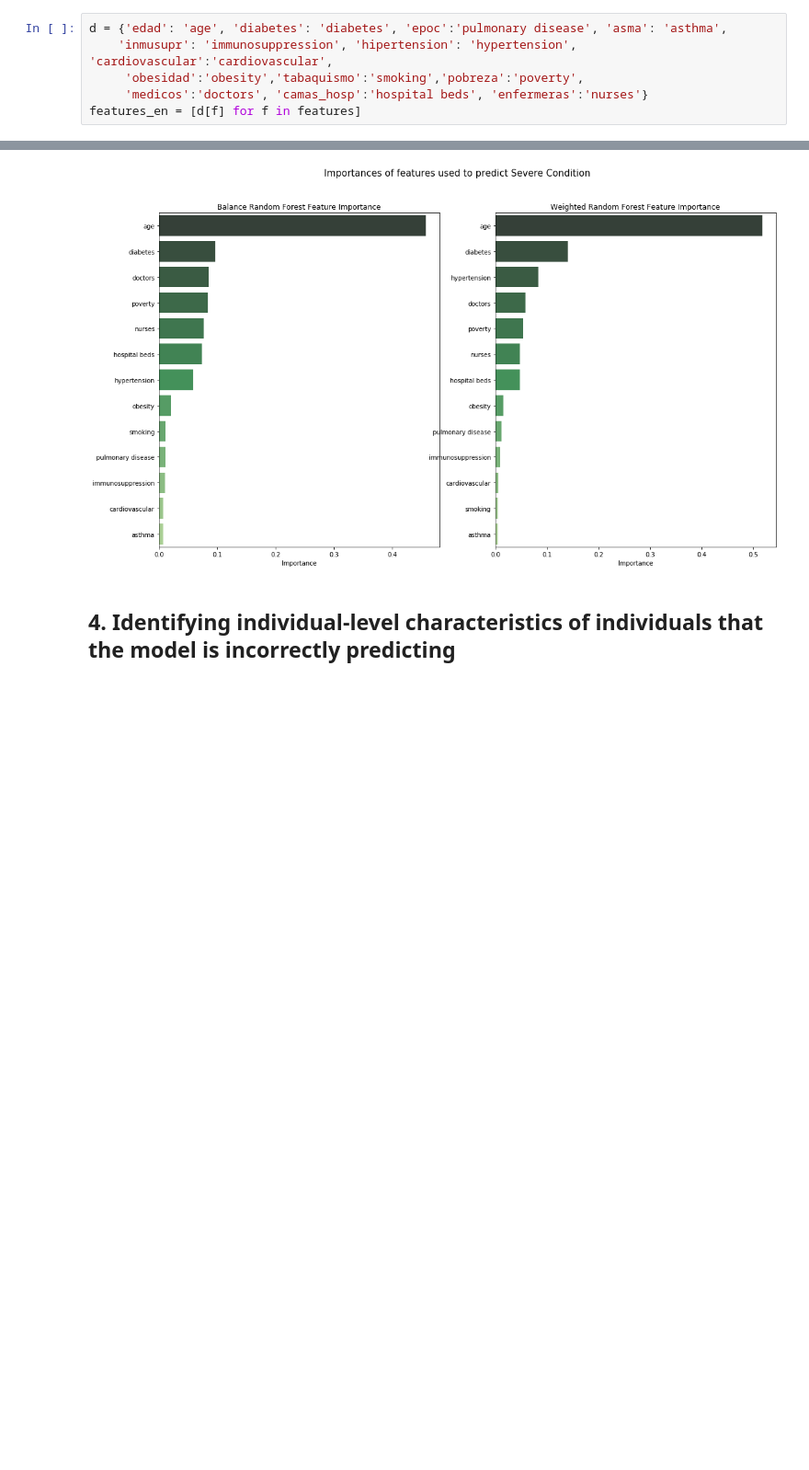
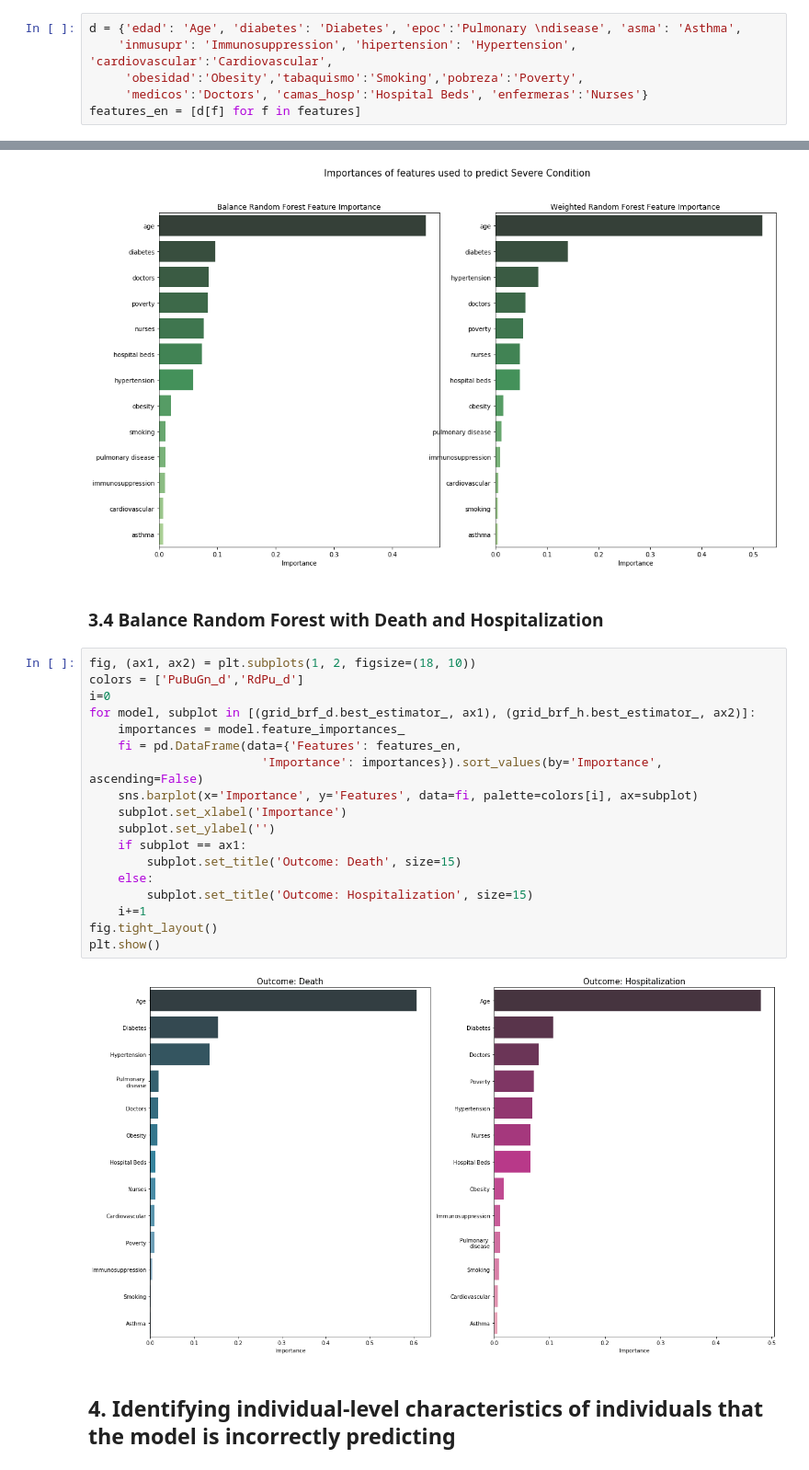
Before and after one commit to ml-project-2020/covid, a Jupyter notebook: Random Forest Model.ipynb, the cells around one changed output, grey strips where cells are left out. Shown at 92% size. Cells and saved outputs as stored; diff of their text form; blank space fills up the shorter version.

```diff
--- a/Random Forest Model.ipynb
+++ b/Random Forest Model.ipynb
@@ -453,10 +453,10 @@ From BalanceRF and Weighted RF models, we show the features' importances to pred
 # %% [markdown]
 ### 3.1 Target Variable: Death
 # %%
-d = {'edad': 'age', 'diabetes': 'diabetes', 'epoc':'pulmonary disease', 'asma': 'asthma',
-    'inmusupr': 'immunosuppression', 'hipertension': 'hypertension', 'cardiovascular':'cardiovascular',
-     'obesidad':'obesity','tabaquismo':'smoking','pobreza':'poverty',
-     'medicos':'doctors', 'camas_hosp':'hospital beds', 'enfermeras':'nurses'}
+d = {'edad': 'Age', 'diabetes': 'Diabetes', 'epoc':'Pulmonary \ndisease', 'asma': 'Asthma',
+    'inmusupr': 'Immunosuppression', 'hipertension': 'Hypertension', 'cardiovascular':'Cardiovascular',
+     'obesidad':'Obesity','tabaquismo':'Smoking','pobreza':'Poverty',
+     'medicos':'Doctors', 'camas_hosp':'Hospital Beds', 'enfermeras':'Nurses'}
 features_en = [d[f] for f in features]
 # %%
 fig, (ax1, ax2) = plt.subplots(1, 2, figsize=(18, 10))
@@ -513,6 +513,28 @@ fig.suptitle('Importances of features used to predict Severe Condition', size=15
 plt.show()
 # %% [output]
 [figure]
+# %% [markdown]
+### 3.4 Balance Random Forest with Death and Hospitalization
+# %%
+fig, (ax1, ax2) = plt.subplots(1, 2, figsize=(18, 10))
+colors = ['PuBuGn_d','RdPu_d']
+i=0
+for model, subplot in [(grid_brf_d.best_estimator_, ax1), (grid_brf_h.best_estimator_, ax2)]:
+    importances = model.feature_importances_
+    fi = pd.DataFrame(data={'Features': features_en,
+                        'Importance': importances}).sort_values(by='Importance', ascending=False)
+    sns.barplot(x='Importance', y='Features', data=fi, palette=colors[i], ax=subplot)
+    subplot.set_xlabel('Importance')
+    subplot.set_ylabel('')
+    if subplot == ax1:
+        subplot.set_title('Outcome: Death', size=15)
+    else:
+        subplot.set_title('Outcome: Hospitalization', size=15)
+    i+=1
+fig.tight_layout()
+plt.show()
+# %% [output]
+[figure, added]
 # %% [markdown]
 ## 4. Identifying individual-level characteristics of individuals that the model is incorrectly predicting
 # %%
```
Also changed, not shown: parts of 11 cells of this notebook, 1 other file.
